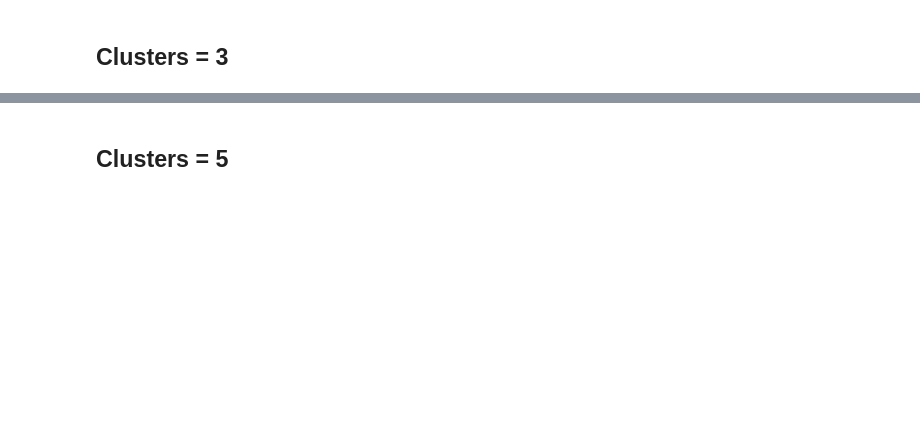
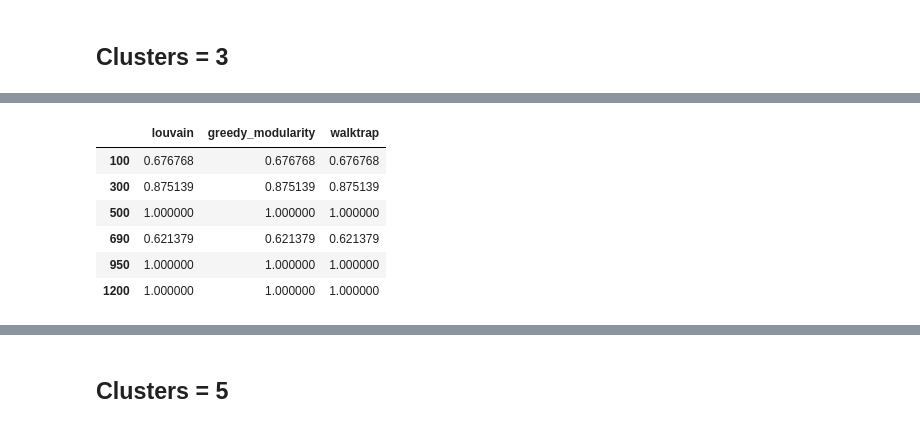
Before and after one commit to honeyshi/node_embeddings_clustering, a Jupyter notebook: Clustering.ipynb, the cells around one changed output, grey strips where cells are left out. Cells and saved outputs as stored; diff of their text form; code cells hidden in the pictures; blank space fills up the shorter version.

```diff
--- a/Clustering.ipynb
+++ b/Clustering.ipynb
@@ -609,7 +662,13 @@ def get_cd_lib_pred_clusters(com_partition):
   return clusters_dict
 # %%
 def perform_cd_lib_clustering(models, sizes, probs):
-  metrics = {
+  metrics_f1 = {
+    'louvain': [],
+    'greedy_modularity': [],
+    'walktrap': []
+  }
+
+  metrics_rand = {
     'louvain': [],
     'greedy_modularity': [],
     'walktrap': []
@@ -626,15 +685,20 @@ def perform_cd_lib_clustering(models, sizes, probs):
       true_clusters = list(get_graph_true_clusters(graph).values())
 
       f1 = f1_score(true_clusters, pred_clusters, average='weighted')
+      rand_ = rand_score(true_clusters, pred_clusters)
 
-      metrics[model_name].append(f1)
+      metrics_f1[model_name].append(f1)
+      metrics_rand[model_name].append(rand_)
 
   graphs_nodes_amount = [len(graph.nodes()) for graph in graphs_test]
 
-  metrics_df = pd.DataFrame(metrics, index=graphs_nodes_amount)
+  metrics_f1_df = pd.DataFrame(metrics_f1, index=graphs_nodes_amount)
+  metrics_rand_df = pd.DataFrame(metrics_rand, index=graphs_nodes_amount)
 
-  return metrics_df
+  return metrics_f1_df, metrics_rand_df
 # %% [markdown]
 ## Clusters = 3
 # %%
-cd_lib_metrics_df_3 = perform_cd_lib_clustering(cd_lib_models, CLUSTERS_SIZES_TEST_3, CLUSTERS_PROBS_TEST_3)
+cd_lib_metrics_f1_3, cd_lib_metrics_rand_3 = perform_cd_lib_clustering(cd_lib_models,
+                                                                       CLUSTERS_SIZES_TEST_3,
+                                                                       CLUSTERS_PROBS_TEST_3)
@@ -651 +715,11 @@ cd_lib_metrics_df_3
+# %%
+cd_lib_metrics_rand_3
+# %% [output]
+|  | louvain | greedy_modularity | walktrap |
+| 100 | 0.676768 | 0.676768 | 0.676768 |
+| 300 | 0.875139 | 0.875139 | 0.875139 |
+| 500 | 1.000000 | 1.000000 | 1.000000 |
+| 690 | 0.621379 | 0.621379 | 0.621379 |
+| 950 | 1.000000 | 1.000000 | 1.000000 |
+| 1200 | 1.000000 | 1.000000 | 1.000000 |
 # %%
```
Also changed, not shown: parts of 39 cells of this notebook.
